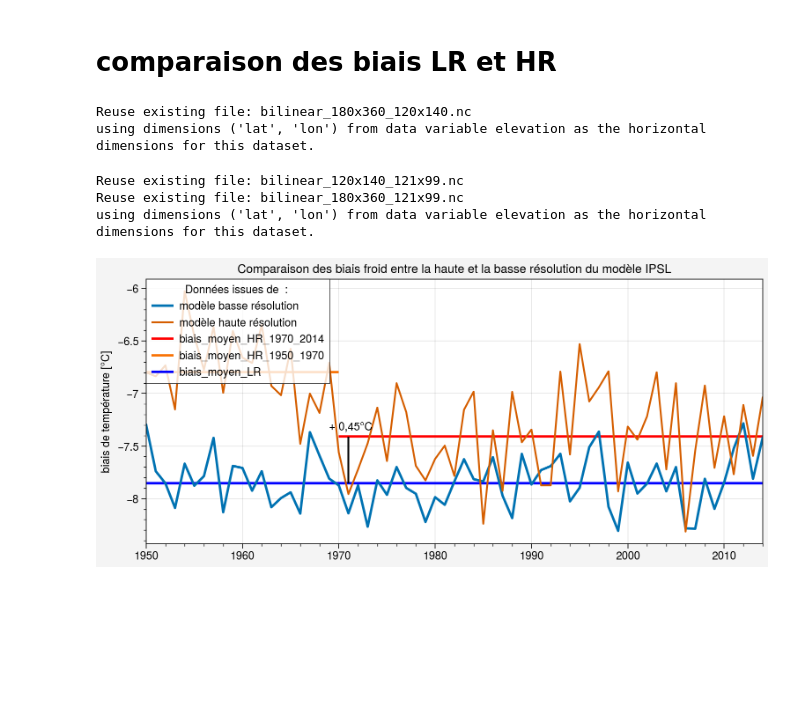
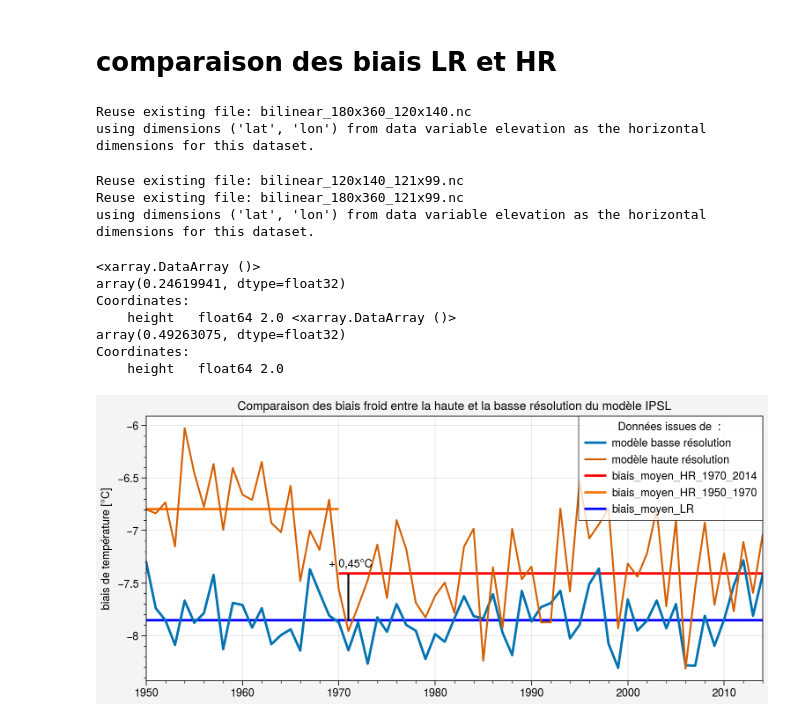
Before and after one commit to simon-vauclare/projet_tutore, a Jupyter notebook: cold_bias_HMA.ipynb, the cells around one changed output. Saved outputs shown, nothing was run; the diff lists cells and outputs as text; code cells hidden in the pictures; blank space fills up the shorter version.

Commit message:
figures sauvegardées

```diff
--- a/cold_bias_HMA.ipynb
+++ b/cold_bias_HMA.ipynb
@@ -880,33 +881,45 @@ biais_HR_for_comparison_with_biais = tas.where(topographie_HMA_HR.elevation > 25
 biais_temporel_LR = model_past_trend - obs_for_trend
 
 #on plot les biais HR et LR pour les comparer
 
 mean_HR = biais_HR_for_comparison_with_biais.sel(time=slice('1970','2014')).mean('time')
 mean_HR_past = biais_HR_for_comparison_with_biais.sel(time=slice('1950','1970')).mean('time')
 mean_LR = biais_temporel_LR.sel(time=slice('1970','2014')).mean('time')
 year_1950_2014 = np.arange(1950,2015,1)
 year_2015_2100 = np.arange(2015,2101,1)
 
 fig, axs = plot.subplots(nrows=1, ncols=1, axwidth=7, axheight = 3, xmin=1950, xmax=2014)
 
 axs[0,0].plot(year_1950_2014, biais_temporel_LR, lw=2, labels='modèle basse résolution')
 axs[0,0].plot(year_1950_2014, biais_HR_for_comparison_with_biais, labels='modèle haute résolution')
 axs[0,0].hlines(mean_HR ,1970, 2014, linewidth=2, color='red', linestyles='solid', label='biais_moyen_HR_1970_2014')
 axs[0,0].hlines(mean_HR_past ,1950, 1970, linewidth=2, color='orange', linestyles='solid', label='biais_moyen_HR_1950_1970')
 axs[0,0].hlines(mean_LR ,1950, 2014, linewidth=2, color='blue', linestyles='solid', label='biais_moyen_LR')
 axs[0,0].vlines(1971, mean_LR, mean_HR, color='black')
 axs[0,0].text(1969, -7.35, "+ 0,45°C", color = 'black')
 
 
 
 axs[0, 0].format(title='Comparaison des biais froid entre la haute et la basse résolution du modèle IPSL', ylabel='biais de température [°C]')
-axs[0,0].legend(loc='ul', ncols=1, label='Données issues de  : ')
+axs[0,0].legend(loc='ur', ncols=1, label='Données issues de  : ')
 
-fig.savefig('Bias_comparison_LR_HR')
+fig.savefig('figures/melvil/Biais_comparison_LR_HR')
+
+LR_var = biais_temporel_LR.std()
+LR_var
+HR_var = biais_HR_for_comparison_with_biais.std()
+print(LR_var, HR_var)
 # %% [output]
 Reuse existing file: bilinear_180x360_120x140.nc
 using dimensions ('lat', 'lon') from data variable elevation as the horizontal dimensions for this dataset.
 Reuse existing file: bilinear_120x140_121x99.nc
 Reuse existing file: bilinear_180x360_121x99.nc
 using dimensions ('lat', 'lon') from data variable elevation as the horizontal dimensions for this dataset.
+<xarray.DataArray ()>
+array(0.24619941, dtype=float32)
+Coordinates:
+    height   float64 2.0 <xarray.DataArray ()>
+array(0.49263075, dtype=float32)
+Coordinates:
+    height   float64 2.0
-[figure, old version]
+[figure, new version]
```
Also changed, not shown: parts of 2 cells of this notebook, 11 other files.
